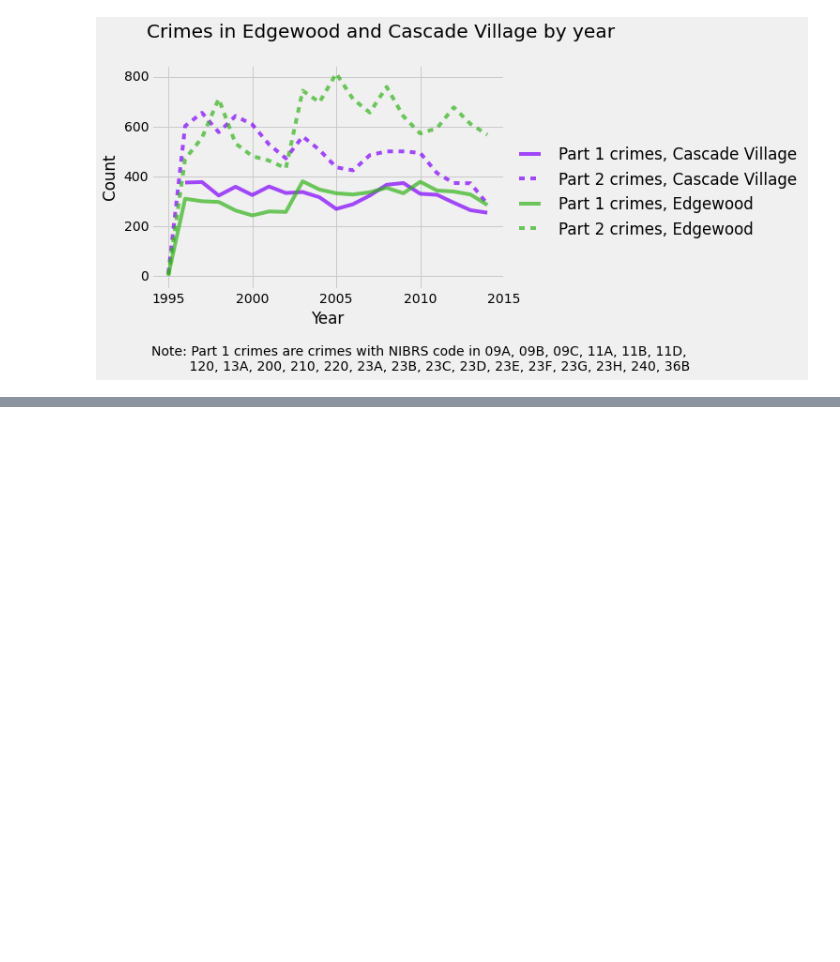
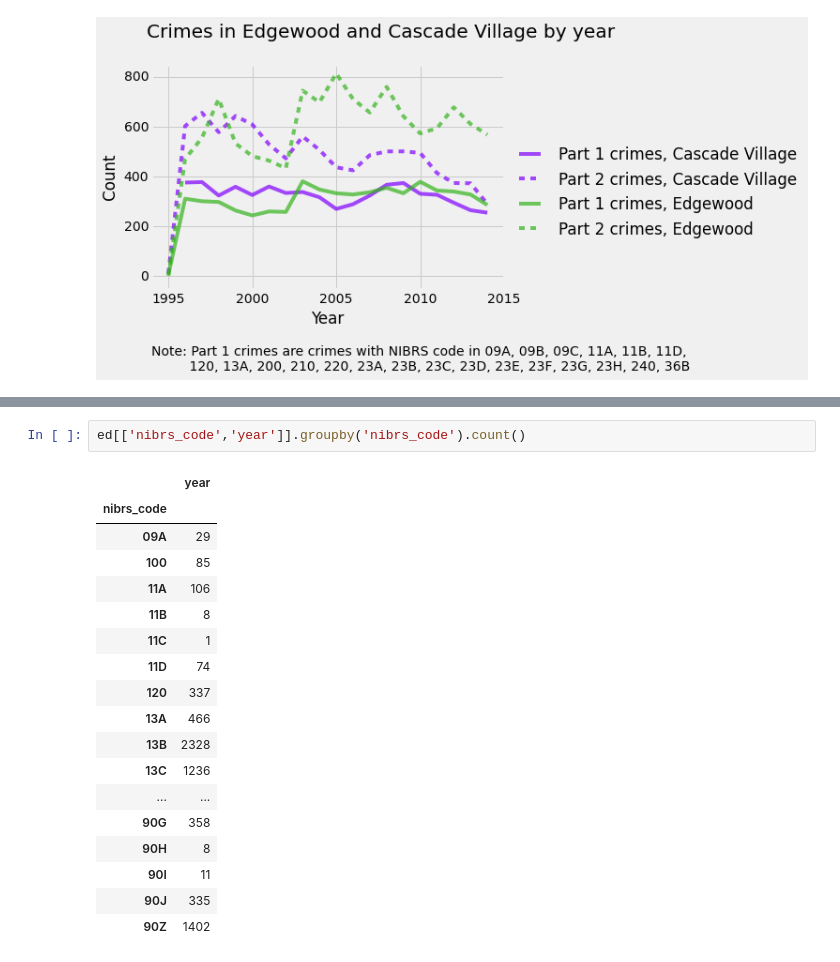
Before and after one commit to PovertyCenterCLE/akron_crime, a Jupyter notebook: 3_crime_in_cv_and_ed.ipynb, the cells around one changed output, grey strips where cells are left out. Drawn from its saved outputs; the diff is of its cells as text; blank space fills up the shorter version.

```diff
--- a/3_crime_in_cv_and_ed.ipynb
+++ b/3_crime_in_cv_and_ed.ipynb
@@ -97,0 +99,21 @@ set(ed.year)
+# %%
+ed[['nibrs_code','year']].groupby('nibrs_code').count()
+# %% [output]
+|  | year |
+| nibrs_code |  |
+| 09A | 29 |
+| 100 | 85 |
+| 11A | 106 |
+| 11B | 8 |
+| 11C | 1 |
+| 11D | 74 |
+| 120 | 337 |
+| 13A | 466 |
+| 13B | 2328 |
+| 13C | 1236 |
+| ... | ... |
+| 90G | 358 |
+| 90H | 8 |
+| 90I | 11 |
+| 90J | 335 |
+| 90Z | 1402 |
```
Also changed, not shown: parts of 5 cells of this notebook.
